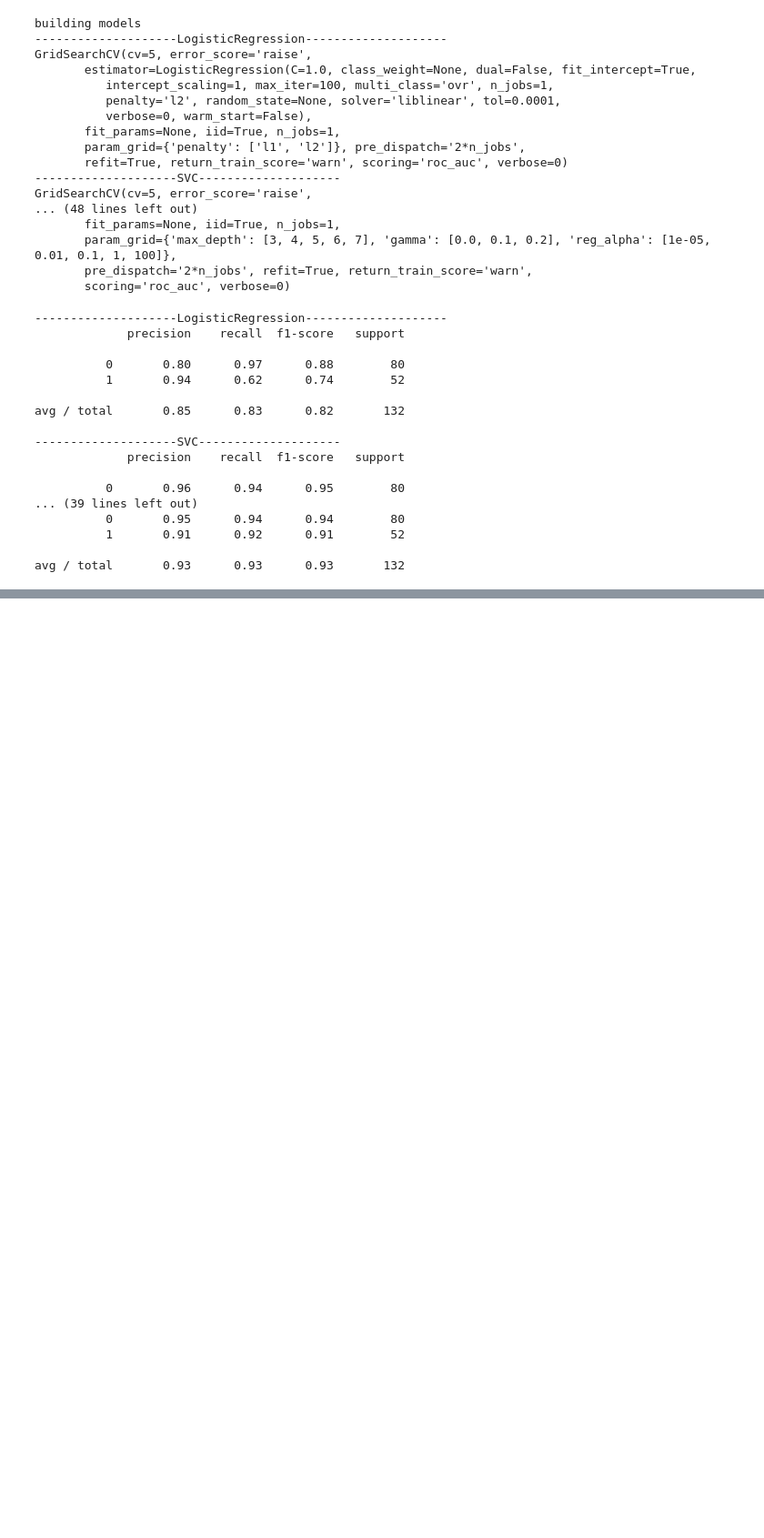
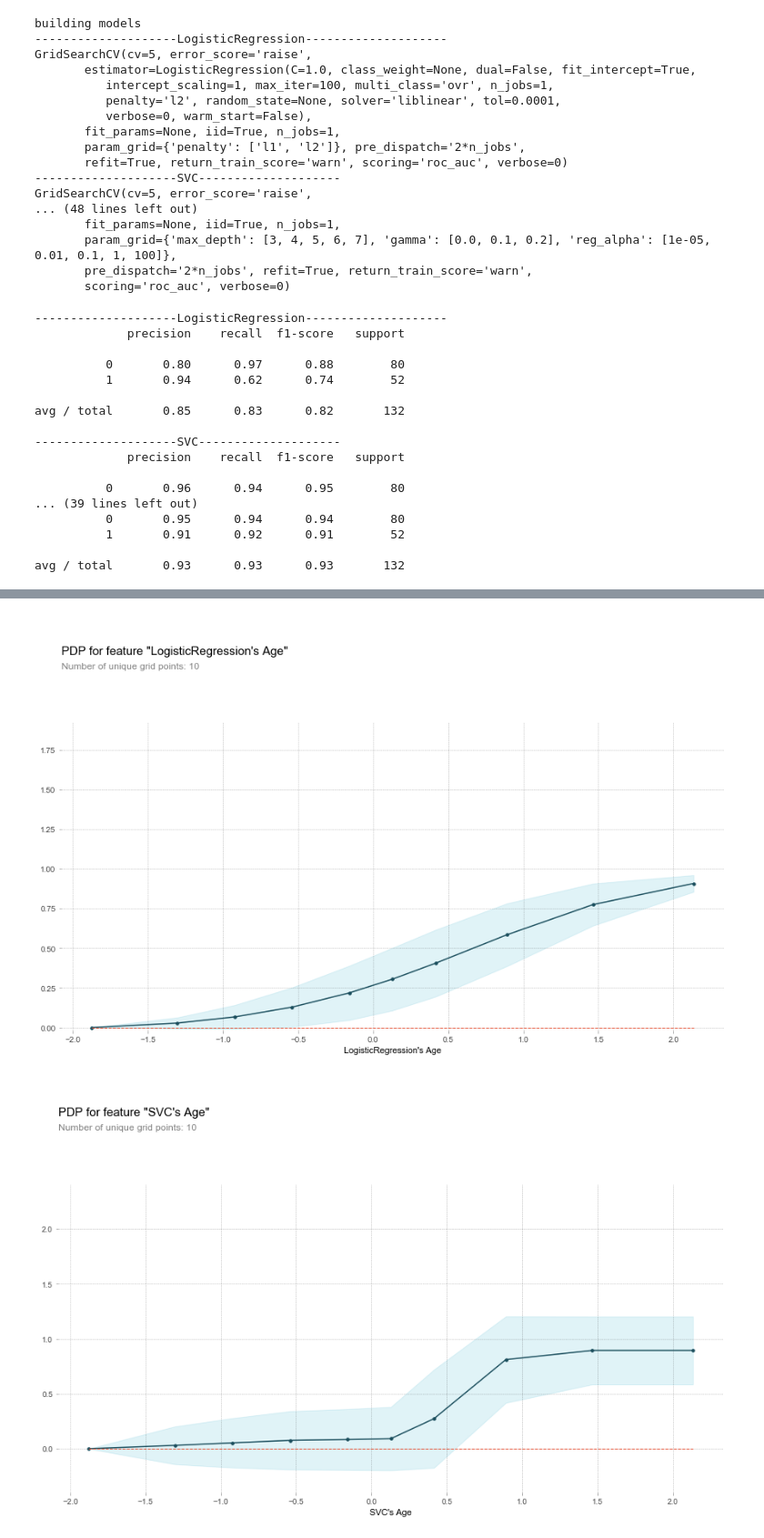
Before and after one commit to fagan2888/models-with-factory-patterns, a Jupyter notebook: classification_demo.ipynb, the cells around one changed output, grey strips where cells are left out. Shown at 91% size. Saved outputs shown, nothing was run; the diff lists cells and outputs as text; code cells hidden in the pictures; blank space fills up the shorter version.

Commit message:
added permutation importance and partial dependency plot

```diff
--- a/classification_demo.ipynb
+++ b/classification_demo.ipynb
@@ -121,0 +157,5 @@ models.decision_threshold()
+# %%
+models.partial_dependence_plot("Age")
+# %% [output]
+[figure, added]
+[figure, added]
```
Also changed, not shown: parts of 5 cells of this notebook, 1 other file.
